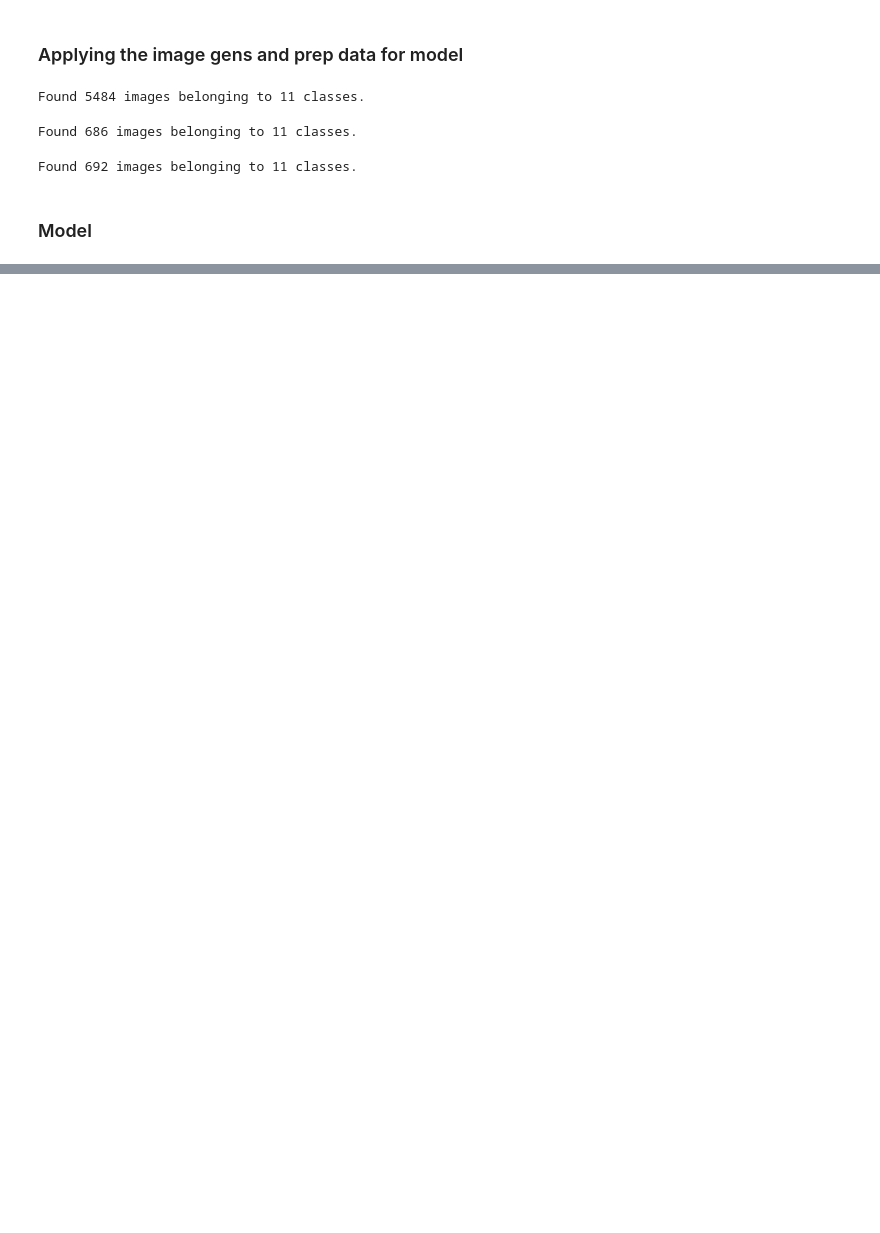
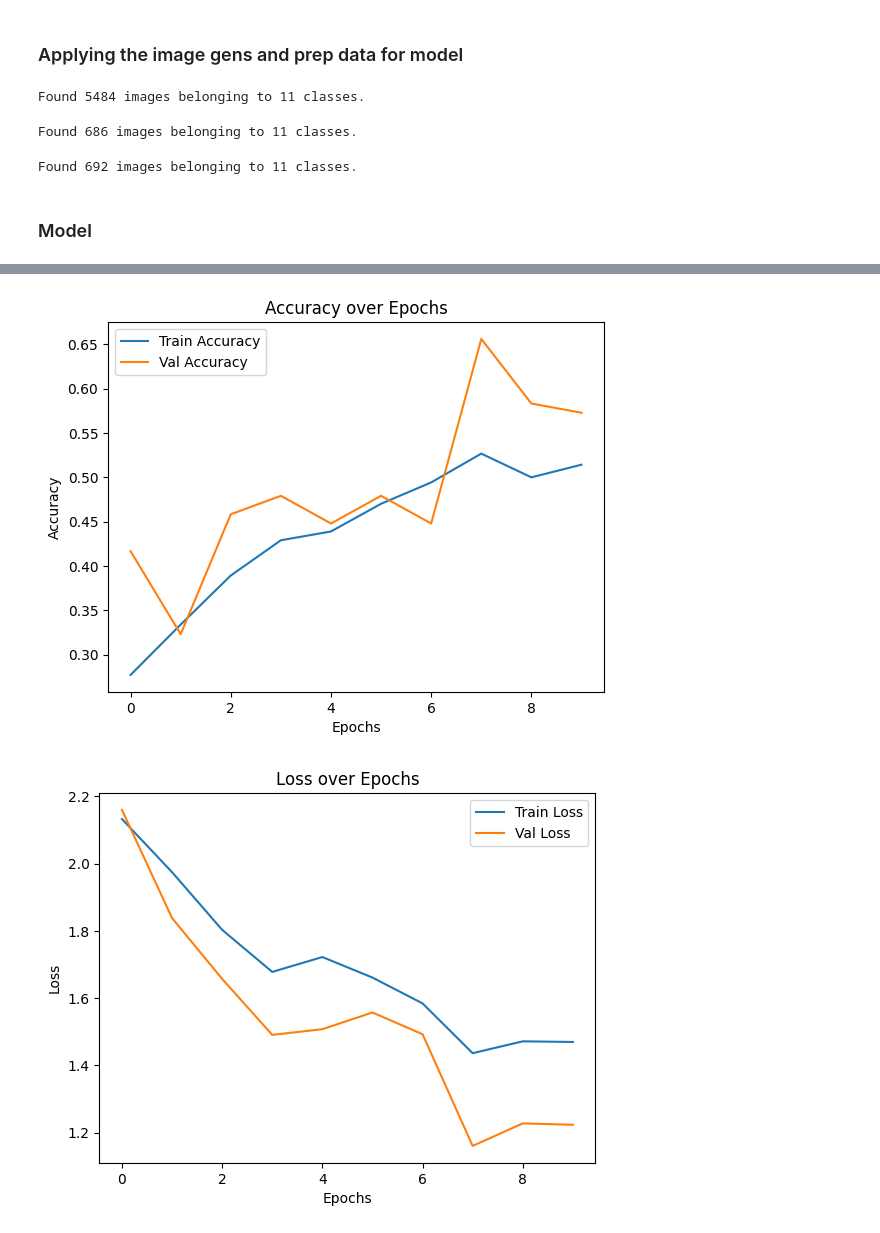
Before and after one commit to ZehraArshad/Computer_Vision, a Jupyter notebook: Classifiers/Weather_Pred/classifier.ipynb, the cells around one changed output, grey strips where cells are left out. Drawn from its saved outputs; the diff is of its cells as text; code cells hidden in the pictures; blank space fills up the shorter version.

```diff
--- a/Classifiers/Weather_Pred/classifier.ipynb
+++ b/Classifiers/Weather_Pred/classifier.ipynb
@@ -158,7 +158,7 @@ Found 5484 images belonging to 11 classes.
 val_image_gen = val_image_gen.flow_from_directory(r'D:\DATA_FOR_CV\DATA\Weather_dataset\val',
                                               target_size = (224,224)
                                               , batch_size=16,
-                                              class_mode = 'categorical')
+                                              class_mode = 'sparse')
 # %% [output]
 Found 686 images belonging to 11 classes.
 # %%
@@ -261,0 +275,15 @@ Epoch 10/10
+# %%
+model2 = Sequential()
+model2.add(Conv2D(32, (3,3), activation='relu', input_shape=(224,224,3)))
+model2.add(MaxPool2D(2,2))
+
+model2.add(Conv2D(64, (3,3), activation='relu'))
+model2.add(MaxPool2D(2,2))
+
+model2.add(Conv2D(128, (3,3), activation='relu'))
+model2.add(MaxPool2D(2,2))
+
+model2.add(Flatten())
+model2.add(Dense(128, activation='relu'))
+model2.add(Dropout(0.5))
+model2.add(Dense(11, activation='softmax'))
@@ -261,0 +314,11 @@ Epoch 10/10
+# %%
+model2.compile(loss='sparse_categorical_crossentropy',
+              optimizer = 'adam',
+              metrics =['accuracy'])
+# %%
+result2 = model2.fit(train_img_gen
+                   ,epochs = 10
+                   ,steps_per_epoch = 44
+                    ,validation_data = val_image_gen
+                 ,validation_steps = 6
+                 )
@@ -261,0 +347,20 @@ Epoch 10/10
+# %%
+plt.plot(result2.history['accuracy'], label='Train Accuracy')
+plt.plot(result2.history['val_accuracy'], label='Val Accuracy')
+plt.title('Accuracy over Epochs')
+plt.xlabel('Epochs')
+plt.ylabel('Accuracy')
+plt.legend()
+plt.show()
+
+# Loss
+plt.plot(result2.history['loss'], label='Train Loss')
+plt.plot(result2.history['val_loss'], label='Val Loss')
+plt.title('Loss over Epochs')
+plt.xlabel('Epochs')
+plt.ylabel('Loss')
+plt.legend()
+plt.show()
+# %% [output]
+[figure, added]
+[figure, added]
```
Also changed, not shown: parts of 23 cells of this notebook, 3 other files.
